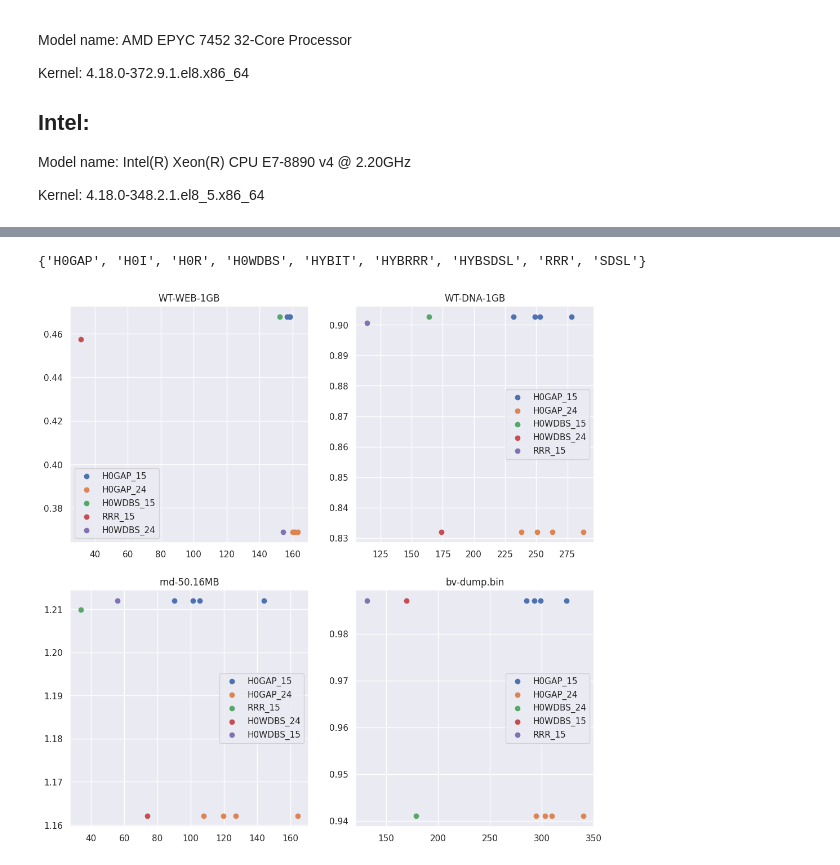
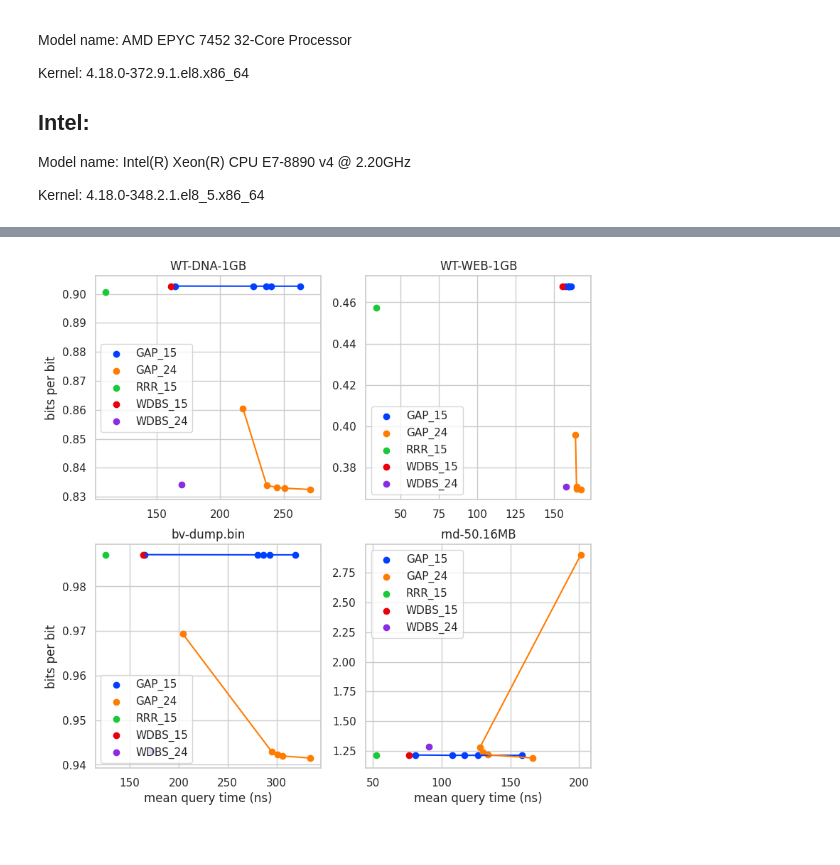
Before and after one commit to saskeli/h0_bv, a Jupyter notebook: results.ipynb, the cells around one changed output, grey strips where cells are left out. Saved outputs shown, nothing was run; the diff lists cells and outputs as text; code cells hidden in the pictures.

```diff
--- a/results.ipynb
+++ b/results.ipynb
@@ -9,3 +9,5 @@ import seaborn as sns
 import pandas as pd
 
 sns.set()
+sns.set_palette("bright")
+sns.set_style("whitegrid")
@@ -117,34 +128,71 @@ for machine in ["amd", "intel"]:
 
 df = pd.DataFrame.from_dict(stuff)
 # %%
-testset = "intel"
+testset = "amd"
 # %%
-set(df["type"])
+files = ['WT-DNA-1GB.txt', 'WT-WEB-1GB.txt', 'bv-dump.bin.txt', 'rnd-50.16MB.txt']
-# %% [output]
-{'H0GAP', 'H0I', 'H0R', 'H0WDBS', 'HYBIT', 'HYBRRR', 'HYBSDSL', 'RRR', 'SDSL'}
+# %%
+def gap_bytes(b, g):
+    acc = 0
+    types = (b + 1) // 2;
+    for i in range(types + 1):
+        acc += (comb(b, i) + g - 1) / g;
+    return (acc * b + 7) / 8;
+
+def deBrujin_bytes(b):
+    acc = b;
+    for i in range(1, (b + 1) // 2 + 1):
+        acc += comb(b, i) + 1
+    return (acc + 7) / 8
 # %%
-files = set(df["data_set"])
-sdf = df[df["machine"] == testset][df["type"].isin(["H0GAP", "RRR", "H0WDBS"])]
-plt.figure(figsize=(12, 12))
+sdf = df[df["machine"] == testset]
+sdf = sdf[sdf["type"].isin(["H0GAP", "RRR", "H0WDBS"])]
+plt.figure(figsize=(9, 9))
 for i, dat in enumerate(files):
     plt.subplot(2, 2, i + 1)
     ddf = sdf[sdf["data_set"] == dat]
-    tdf = ddf[ddf["type"] == "H0GAP"][ddf["block_size"] == "15"]
-    legs = ["H0GAP_15"]
-    sdat = sorted([(g, t, s / e) for g, t, s, e in zip(tdf["gap_size"], tdf["access"], tdf["size_bytes"], tdf["elems"])])
-    plt.scatter([t[1] for t in sdat], [t[2] for t in sdat])
-    tdf = ddf[ddf["type"] == "H0GAP"][ddf["block_size"] == "24"]
-    legs.append("H0GAP_24")
-    sdat = sorted([(g, t, s / e) for g, t, s, e in zip(tdf["gap_size"], tdf["access"], tdf["size_bytes"], tdf["elems"])])
-    plt.scatter([t[1] for t in sdat], [t[2] for t in sdat])
-    tdf = ddf[ddf["type"].isin(["RRR", "H0WDBS"])]
+    parts = []
+    tdf = ddf[ddf["type"] == "H0GAP"]
+    tdf = tdf[tdf["block_size"] == "15"]
+    sdat = sorted([
+        (g, t, (s + gap_bytes(15, int(g))) / e)
+        for g, t, s, e
+        in zip(tdf["gap_size"], tdf["access"], tdf["size_bytes"], tdf["elems"])
+    ])
+    parts.append(("GAP_15", [t[1] for t in sdat], [t[2] for t in sdat]))
+
+    tdf = ddf[ddf["type"] == "H0GAP"]
+    tdf = tdf[tdf["block_size"] == "24"]
+    sdat = sorted([
+        (g, t, (s + gap_bytes(24, int(g))) / e)
+        for g, t, s, e
+        in zip(tdf["gap_size"], tdf["access"], tdf["size_bytes"], tdf["elems"])
+    ])
+    parts.append(("GAP_24", [t[1] for t in sdat], [t[2] for t in sdat]))
+
+    tdf = ddf[ddf["type"] == "H0WDBS"]
     for a, s, e, t, b in zip(tdf["access"], tdf["size_bytes"], tdf["elems"], tdf["type"], tdf["block_size"]):
-        plt.scatter([a], [s / e])
-        legs.append(f"{t}_{b}")
-    plt.legend(legs)
+        parts.append((f"{t[2:]}_{b}", [a],  [(s + ((2**int(b) + int(b)) / 8)) / e]))
+
+    tdf = ddf[ddf["type"] == "RRR"]
+    for a, s, e, t, b in zip(tdf["access"], tdf["size_bytes"], tdf["elems"], tdf["type"], tdf["block_size"]):
+        parts.append((f"{t}_{b}", [a],  [(s + (2**int(b) * 15 / 8)) / e]))
+
+    parts.sort()
+
+    for k, (l, a, s) in zip(sns.color_palette(), parts):
+        plt.scatter(a, s, color=k, label=l)
+        if len(a) > 1:
+            plt.plot(a, s, color=k)
+    if i % 2 == 0:
+        plt.ylabel("bits per bit")
+    if i >= 2:
+        plt.xlabel("mean query time (ns)")
+    plt.legend()
     plt.title(dat[:-4])
+
 plt.savefig(f"lookup_tables_{testset}.png")
 plt.show()
 # %% [output]
-[figure, old version]
+[figure, new version]
 # %%
```
Also changed, not shown: parts of 4 cells of this notebook.
